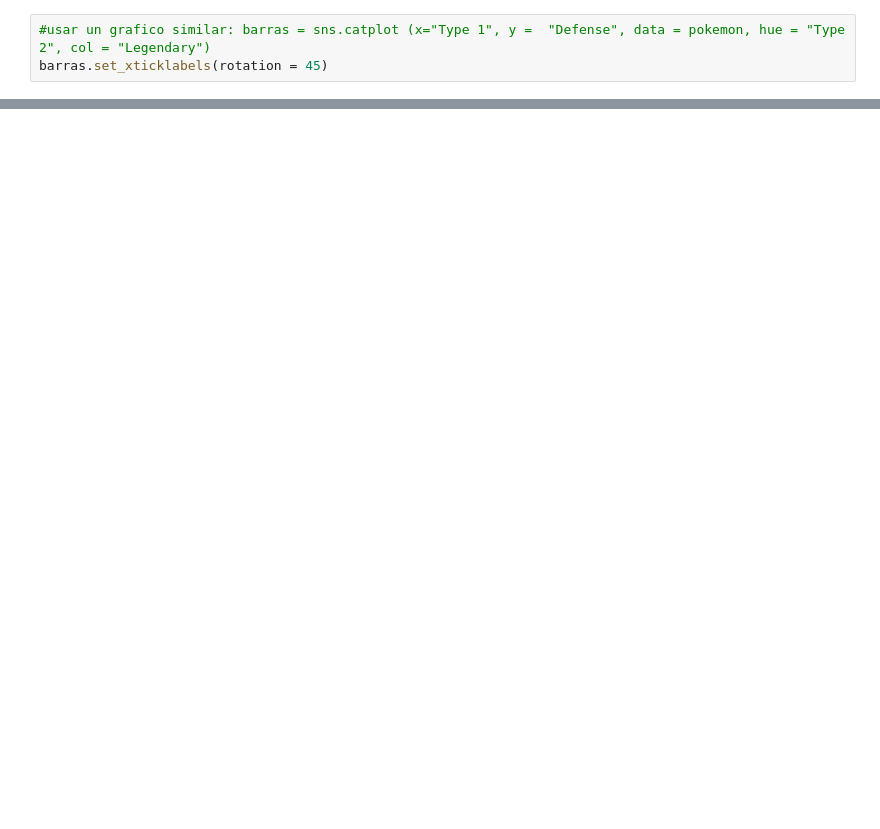
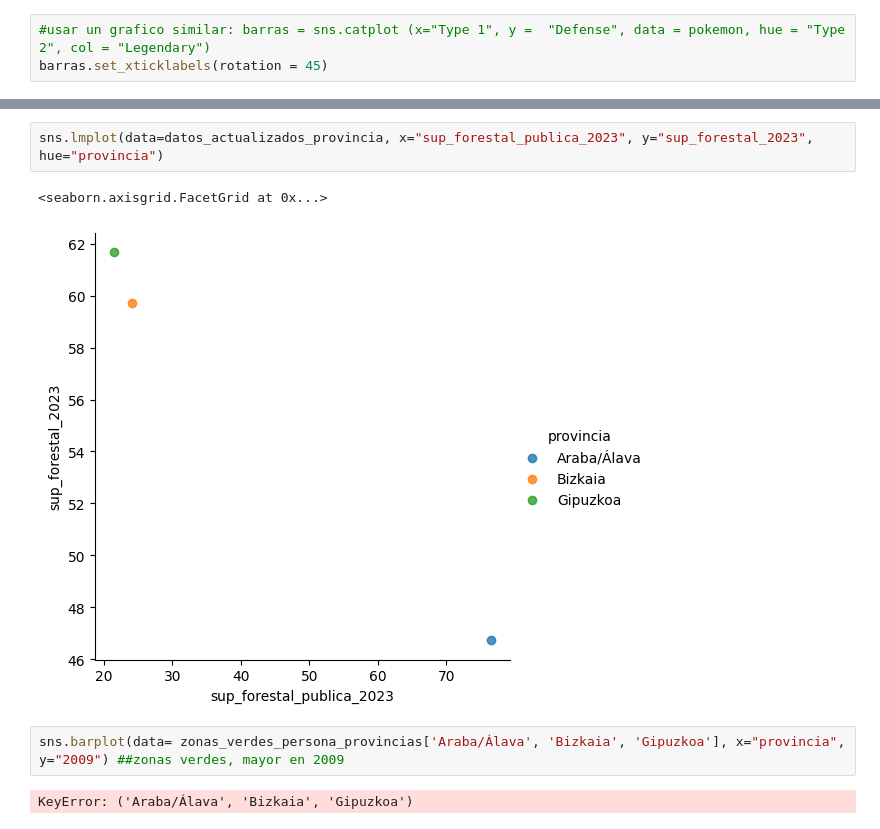
Before and after one commit to AnaExposito/EDA_ZONAS_VERDES, a Jupyter notebook: jupiter_zonas_verdes/Jupiter_zonas_verdes.ipynb, the cells around one changed output, grey strips where cells are left out. Cells and saved outputs as stored; diff of their text form; blank space fills up the shorter version.

```diff
--- a/jupiter_zonas_verdes/Jupiter_zonas_verdes.ipynb
+++ b/jupiter_zonas_verdes/Jupiter_zonas_verdes.ipynb
@@ -1198,0 +1322,9 @@ barras.set_xticklabels(rotation = 45)
+# %%
+sns.lmplot(data=datos_actualizados_provincia, x="sup_forestal_publica_2023", y="sup_forestal_2023", hue="provincia")
+# %% [output]
+<seaborn.axisgrid.FacetGrid at 0x...>
+[figure, added]
+# %%
+sns.barplot(data= zonas_verdes_persona_provincias['Araba/Álava', 'Bizkaia', 'Gipuzkoa'], x="provincia", y="2009") ##zonas verdes, mayor en 2009
+# %% [output]
+KeyError: ('Araba/Álava', 'Bizkaia', 'Gipuzkoa')
```
Also changed, not shown: parts of 60 cells of this notebook, 2 other files.
